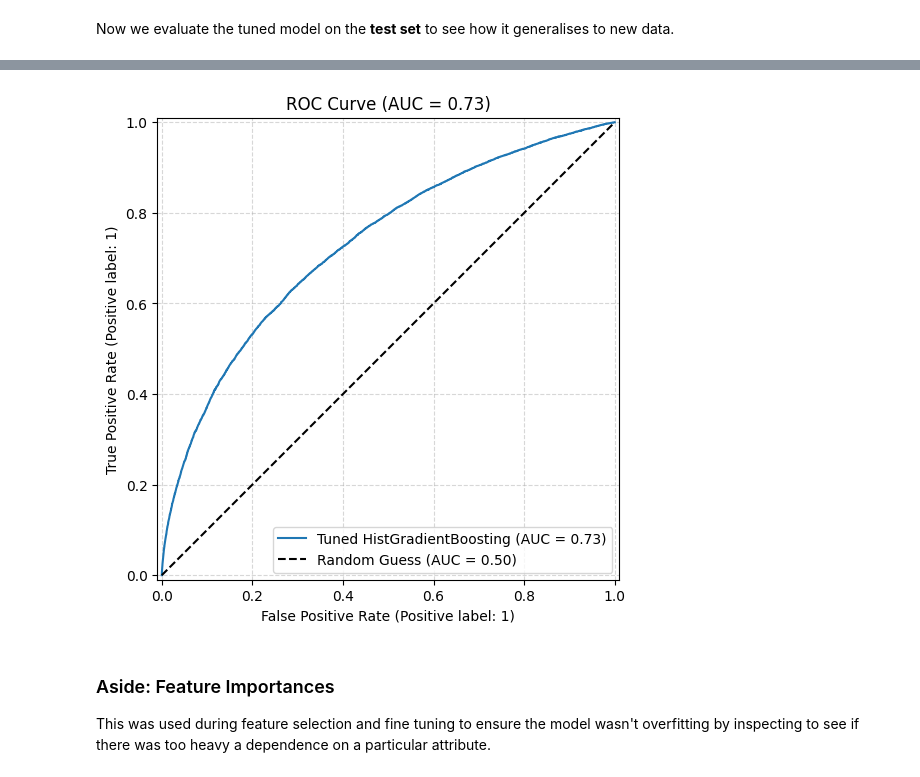
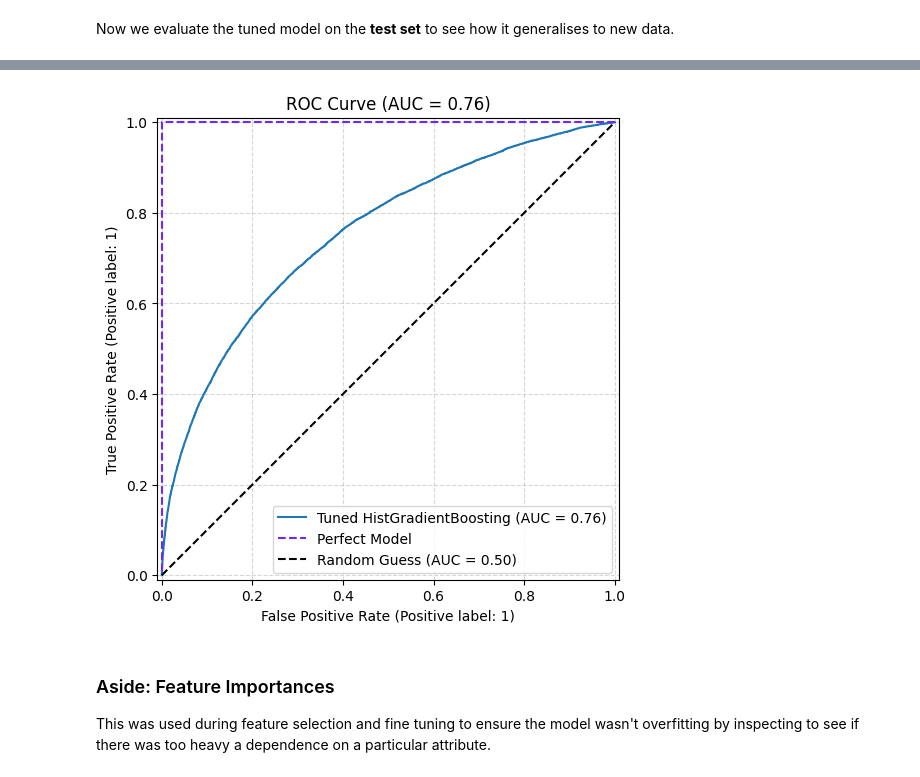
Before and after one commit to lucyg04/nycflights13, a Jupyter notebook: Practical 1/practical1_py.ipynb, the cells around one changed output, grey strips where cells are left out. Saved outputs shown, nothing was run; the diff lists cells and outputs as text; code cells hidden in the pictures.

```diff
--- a/Practical 1/practical1_py.ipynb
+++ b/Practical 1/practical1_py.ipynb
@@ -2084,9 +2123,9 @@ Best parameters: {'min_samples_leaf': 500, 'max_leaf_nodes': 31, 'max_iter': 100
 # %% [markdown]
 Now we evaluate the tuned model on the **test set** to see how it generalises to new data.
 # %%
-# Evaluate the model on the TEST SET
-final_model_preds = final_hgb_model.predict(prepared_test_data)
-final_model_probs = final_hgb_model.predict_proba(prepared_test_data)
+# Evaluate the final model on the TEST SET
+final_model_preds = new_final_hgb_model.predict(prepared_test_data)
+final_model_probs = new_final_hgb_model.predict_proba(prepared_test_data)
 
 # Check Recall and F1
 tuned_recall = recall_score(test_labels, final_model_preds)
@@ -2123,27 +2176,30 @@ plt.show()
 # %%
-# Calculate the ROC-AUC Score
+# Calculate the ROC-AUC score
 pos_final_model_probs = final_model_probs[:, 1]
 roc_auc = roc_auc_score(test_labels, pos_final_model_probs)
 
-# 3. Plot the ROC Curve
+# Plot the ROC Curve
 fig, ax = plt.subplots(figsize=(8, 6))
 display = RocCurveDisplay.from_predictions(
     test_labels,
     pos_final_model_probs,
     name="Tuned HistGradientBoosting",
     ax=ax
 )
 
-# Add the diagonal 0.5 baseline (random guess line)
-plt.plot([0, 1], [0, 1], "k--", label="Random Guess (AUC = 0.50)")
+# Adding the random guess line and perfect classifier line for comparison
+plt.plot([1, 0, 0], [1, 1, 0], "--", label="Perfect Model", color='#6c28ff')
+plt.plot([0, 1], [0, 1], "--", label="Random Guess (AUC = 0.50)", color='black')
 
 ax.set_title(f"ROC Curve (AUC = {roc_auc:.2f})")
 plt.legend()
 plt.grid(True, linestyle='--', alpha=0.5)
+plt.show()
 
-plt.show()
+# We can see the ROC-AUC score is 0.76, a better score than the PR curve
+# This is to be expected as it is not as representative of the imbalanced dataset but is still somewhat useful
 # %% [output]
-[figure, old version]
+[figure, new version]
 # %% [markdown]
 ### Aside: Feature Importances
 
```
Also changed, not shown: parts of 6 cells of this notebook.
